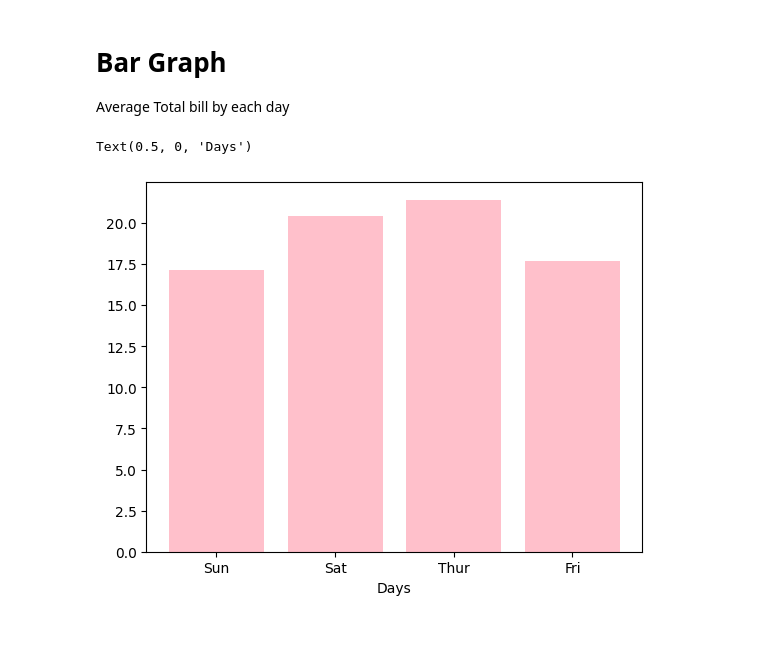
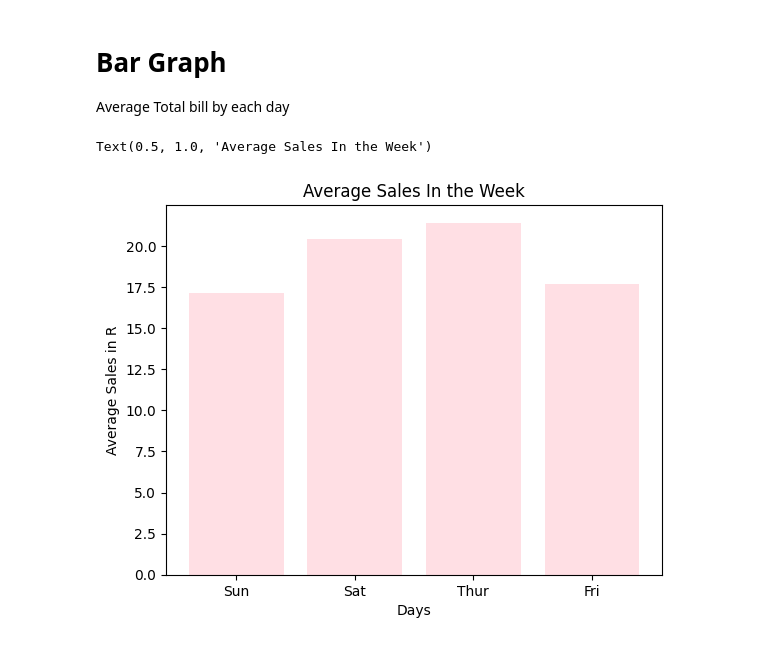
Before and after one commit to Dzithendo31/PythonCourse, a Jupyter notebook: day16pandas.ipynb, the cells around one changed output. Drawn from its saved outputs; the diff is of its cells as text; code cells hidden in the pictures.

```diff
--- a/day16pandas.ipynb
+++ b/day16pandas.ipynb
@@ -484,10 +484,12 @@ Average Total bill by each day
 # %%
 x_days = tips_df['day'].unique()
 
 y_avg = tips_df.groupby('day')['total_bill'].mean()
 
-plt.bar(x_days,y_avg,color="pink")
+plt.bar(x_days,y_avg,color="pink",alpha=0.5)
 plt.xlabel("Days")
+plt.ylabel("Average Sales in R")
+plt.title("Average Sales In the Week")
 # %% [output]
-Text(0.5, 0, 'Days')
+Text(0.5, 1.0, 'Average Sales In the Week')
-[figure, old version]
+[figure, new version]
```
Also changed, not shown: parts of 9 cells of this notebook, 2 other files.
